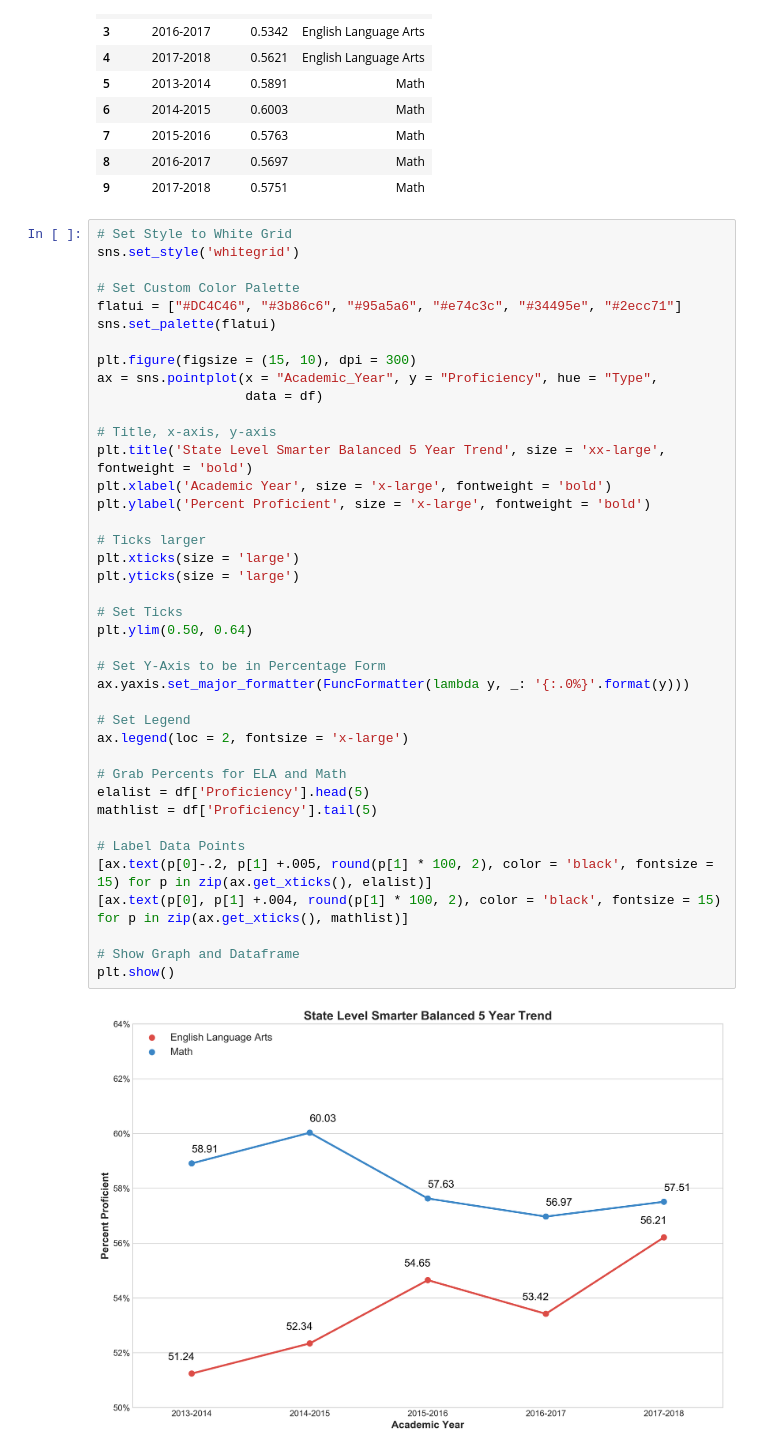
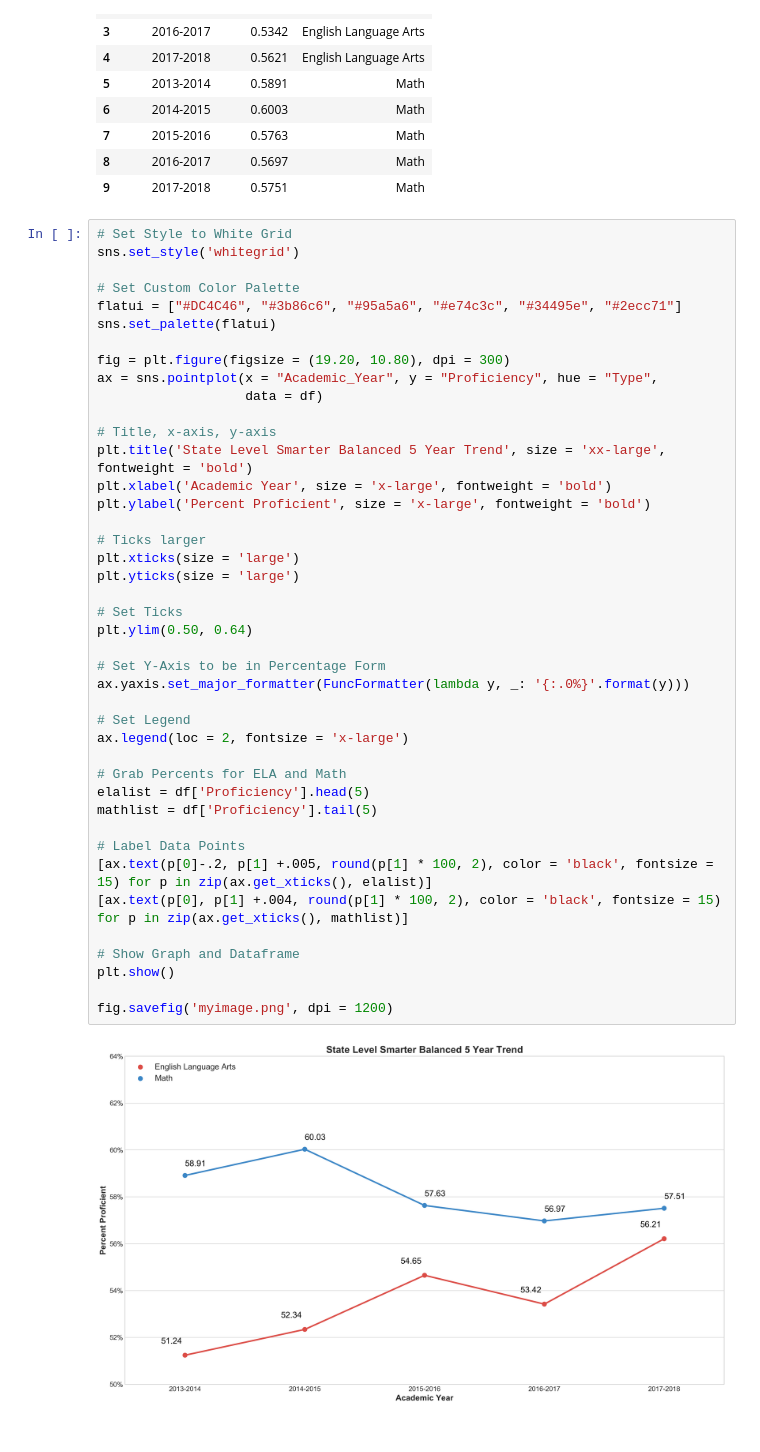
Before and after one commit to CentsOfFate/Miscellaneous-Projects, a Jupyter notebook: Files/Example Seaborn Graphs (Fake Data).ipynb, the cells around one changed output. Cells and saved outputs as stored; diff of their text form.

```diff
--- a/Files/Example Seaborn Graphs (Fake Data).ipynb
+++ b/Files/Example Seaborn Graphs (Fake Data).ipynb
@@ -43,37 +43,39 @@ sns.set_style('whitegrid')
 flatui = ["#DC4C46", "#3b86c6", "#95a5a6", "#e74c3c", "#34495e", "#2ecc71"]
 sns.set_palette(flatui)
 
-plt.figure(figsize = (15, 10), dpi = 300)
+fig = plt.figure(figsize = (19.20, 10.80), dpi = 300)
 ax = sns.pointplot(x = "Academic_Year", y = "Proficiency", hue = "Type",
                    data = df)
 
 # Title, x-axis, y-axis
 plt.title('State Level Smarter Balanced 5 Year Trend', size = 'xx-large', fontweight = 'bold')
 plt.xlabel('Academic Year', size = 'x-large', fontweight = 'bold')
 plt.ylabel('Percent Proficient', size = 'x-large', fontweight = 'bold')
 
 # Ticks larger
 plt.xticks(size = 'large')
 plt.yticks(size = 'large')
 
 # Set Ticks
 plt.ylim(0.50, 0.64)
 
 # Set Y-Axis to be in Percentage Form
 ax.yaxis.set_major_formatter(FuncFormatter(lambda y, _: '{:.0%}'.format(y)))
 
 # Set Legend
 ax.legend(loc = 2, fontsize = 'x-large')
 
 # Grab Percents for ELA and Math
 elalist = df['Proficiency'].head(5)
 mathlist = df['Proficiency'].tail(5)
 
 # Label Data Points
 [ax.text(p[0]-.2, p[1] +.005, round(p[1] * 100, 2), color = 'black', fontsize = 15) for p in zip(ax.get_xticks(), elalist)]
 [ax.text(p[0], p[1] +.004, round(p[1] * 100, 2), color = 'black', fontsize = 15) for p in zip(ax.get_xticks(), mathlist)]
 
 # Show Graph and Dataframe
 plt.show()
+
+fig.savefig('myimage.png', dpi = 1200)
 # %% [output]
-[figure, old version]
+[figure, new version]
```
